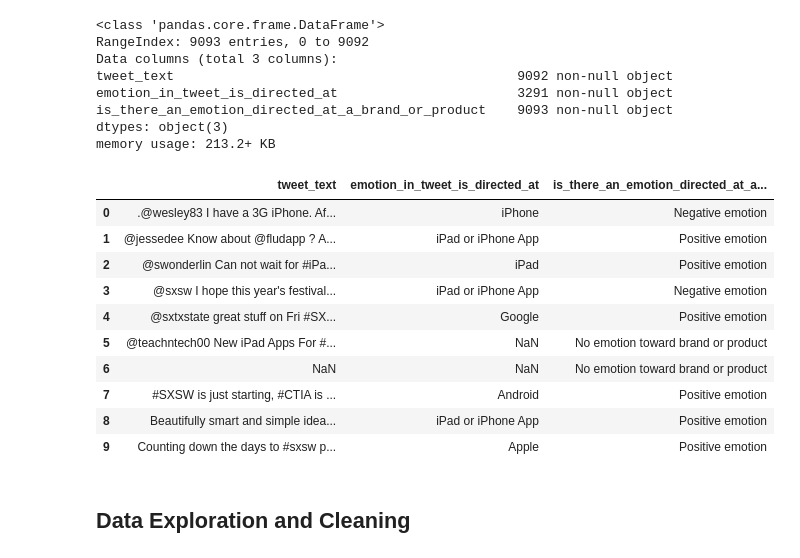
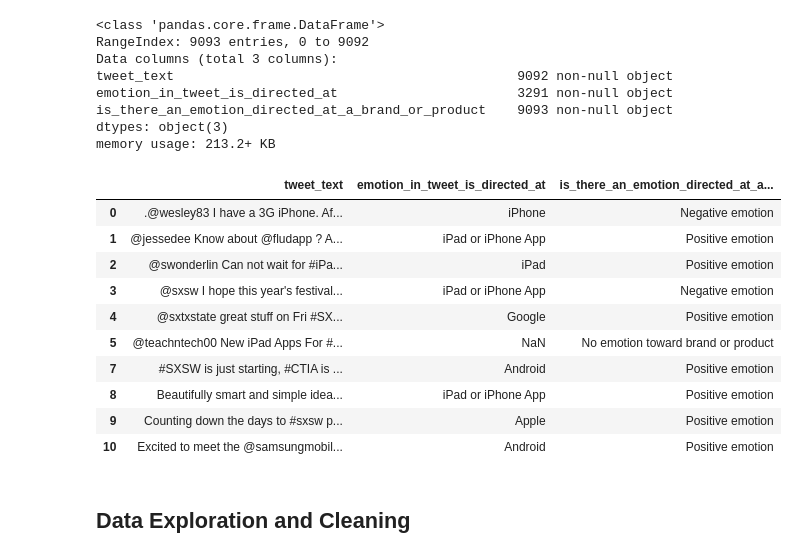
Before and after one commit to christisarv/NLP-sentiment-analysis, a Jupyter notebook: Data Exploration Notebook.ipynb, the cells around one changed output. Cells and saved outputs as stored; diff of their text form; code cells hidden in the pictures.

```diff
--- a/Data Exploration Notebook.ipynb
+++ b/Data Exploration Notebook.ipynb
@@ -12,21 +17,22 @@ emotion_in_tweet_is_directed_at                       3291 non-null object
 is_there_an_emotion_directed_at_a_brand_or_product    9093 non-null object
 dtypes: object(3)
 memory usage: 213.2+ KB
-# %%
-raw_data.head(10)
-#found the null - drop row 6
-# %% [output]
-|  | tweet_text | emotion_in_tweet_is_directed_at | is_there_an_emotion_directed_at_a... |
-| 0 | .@wesley83 I have a 3G iPhone. Af... | iPhone | Negative emotion |
-| 1 | @jessedee Know about @fludapp ? A... | iPad or iPhone App | Positive emotion |
-| 2 | @swonderlin Can not wait for #iPa... | iPad | Positive emotion |
-| 3 | @sxsw I hope this year's festival... | iPad or iPhone App | Negative emotion |
-| 4 | @sxtxstate great stuff on Fri #SX... | Google | Positive emotion |
-| 5 | @teachntech00 New iPad Apps For #... | NaN | No emotion toward brand or product |
-| 6 | NaN | NaN | No emotion toward brand or product |
-| 7 | #SXSW is just starting, #CTIA is ... | Android | Positive emotion |
-| 8 | Beautifully smart and simple idea... | iPad or iPhone App | Positive emotion |
-| 9 | Counting down the days to #sxsw p... | Apple | Positive emotion |
+# %%
+# theres's only one null in the tweet text column
+raw_data = raw_data.drop(index=6, axis=0)
+raw_data.head(10)
+# %% [output]
+|  | tweet_text | emotion_in_tweet_is_directed_at | is_there_an_emotion_directed_at_a... |
+| 0 | .@wesley83 I have a 3G iPhone. Af... | iPhone | Negative emotion |
+| 1 | @jessedee Know about @fludapp ? A... | iPad or iPhone App | Positive emotion |
+| 2 | @swonderlin Can not wait for #iPa... | iPad | Positive emotion |
+| 3 | @sxsw I hope this year's festival... | iPad or iPhone App | Negative emotion |
+| 4 | @sxtxstate great stuff on Fri #SX... | Google | Positive emotion |
+| 5 | @teachntech00 New iPad Apps For #... | NaN | No emotion toward brand or product |
+| 7 | #SXSW is just starting, #CTIA is ... | Android | Positive emotion |
+| 8 | Beautifully smart and simple idea... | iPad or iPhone App | Positive emotion |
+| 9 | Counting down the days to #sxsw p... | Apple | Positive emotion |
+| 10 | Excited to meet the @samsungmobil... | Android | Positive emotion |
 # %% [markdown]
 ## Data Exploration and Cleaning
 # %%
```
Also changed, not shown: parts of 17 cells of this notebook.
